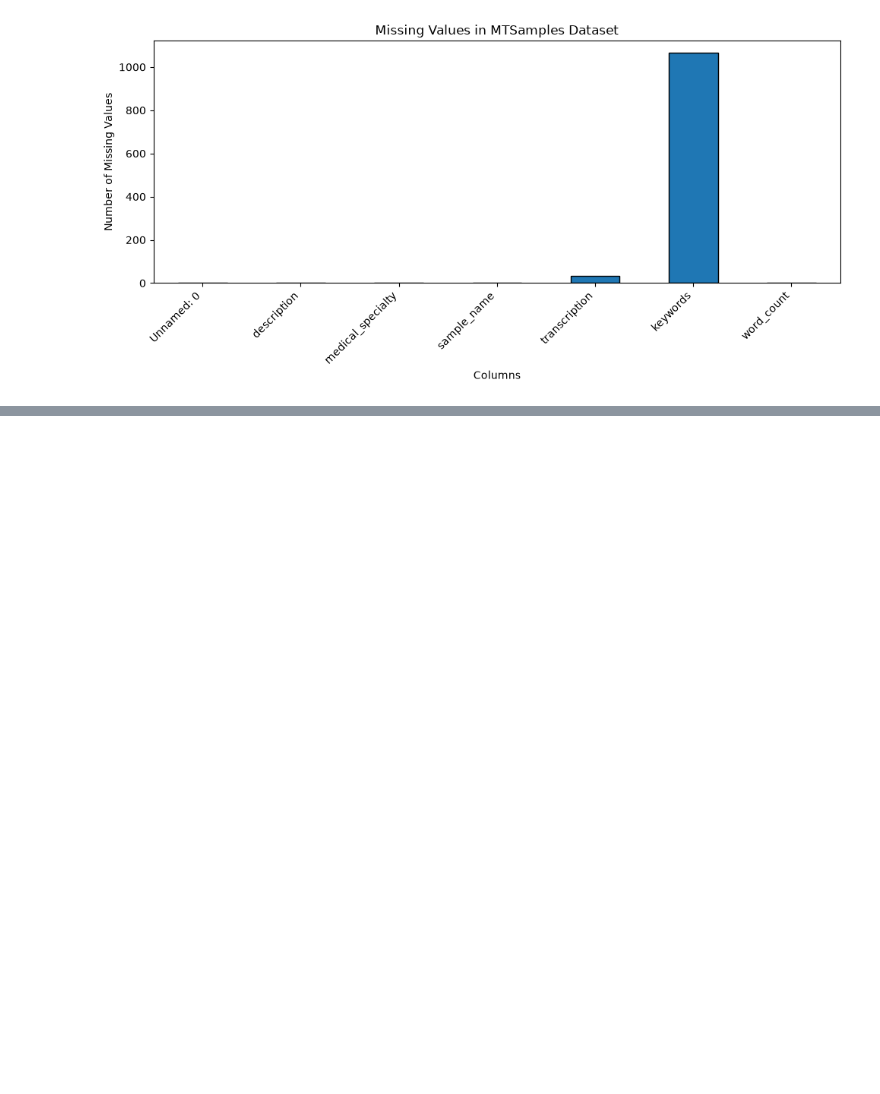
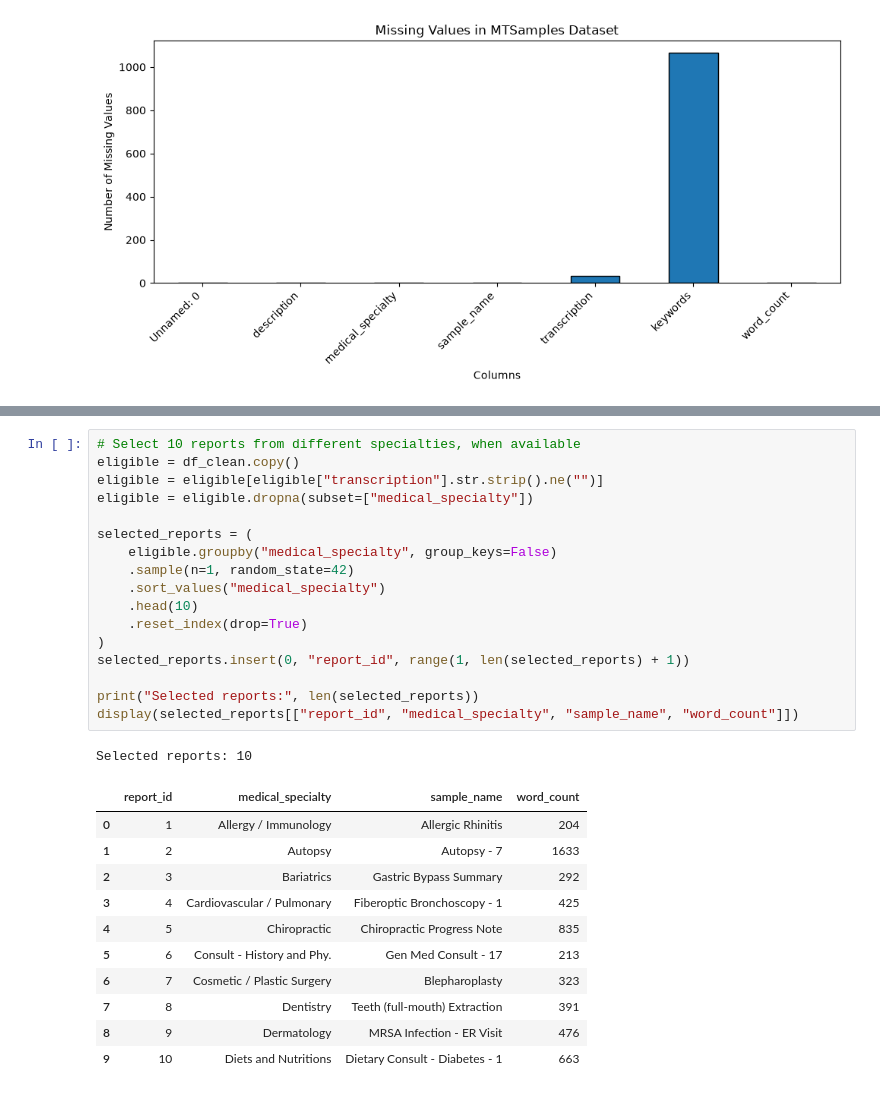
Before and after one commit to acmucsd-projects/fa26-ai-team-3, a Jupyter notebook: notebooks/01_data_eda.ipynb, the cells around one changed output, grey strips where cells are left out. Saved outputs shown, nothing was run; the diff lists cells and outputs as text; blank space fills up the shorter version.

```diff
--- a/notebooks/01_data_eda.ipynb
+++ b/notebooks/01_data_eda.ipynb
@@ -143,0 +526,30 @@ plt.show()
+# %%
+# Select 10 reports from different specialties, when available
+eligible = df_clean.copy()
+eligible = eligible[eligible["transcription"].str.strip().ne("")]
+eligible = eligible.dropna(subset=["medical_specialty"])
+
+selected_reports = (
+    eligible.groupby("medical_specialty", group_keys=False)
+    .sample(n=1, random_state=42)
+    .sort_values("medical_specialty")
+    .head(10)
+    .reset_index(drop=True)
+)
+selected_reports.insert(0, "report_id", range(1, len(selected_reports) + 1))
+
+print("Selected reports:", len(selected_reports))
+display(selected_reports[["report_id", "medical_specialty", "sample_name", "word_count"]])
+# %% [output]
+Selected reports: 10
+|  | report_id | medical_specialty | sample_name | word_count |
+| 0 | 1 | Allergy / Immunology | Allergic Rhinitis | 204 |
+| 1 | 2 | Autopsy | Autopsy - 7 | 1633 |
+| 2 | 3 | Bariatrics | Gastric Bypass Summary | 292 |
+| 3 | 4 | Cardiovascular / Pulmonary | Fiberoptic Bronchoscopy - 1 | 425 |
+| 4 | 5 | Chiropractic | Chiropractic Progress Note | 835 |
+| 5 | 6 | Consult - History and Phy. | Gen Med Consult - 17 | 213 |
+| 6 | 7 | Cosmetic / Plastic Surgery | Blepharoplasty | 323 |
+| 7 | 8 | Dentistry | Teeth (full-mouth) Extraction | 391 |
+| 8 | 9 | Dermatology | MRSA Infection - ER Visit | 476 |
+| 9 | 10 | Diets and Nutritions | Dietary Consult - Diabetes - 1 | 663 |
```
Also changed, not shown: parts of 29 cells of this notebook, 5 other files.
